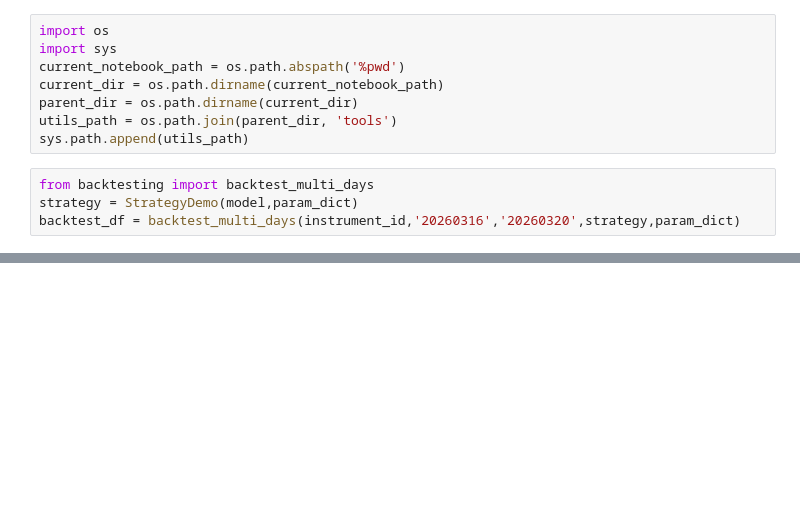
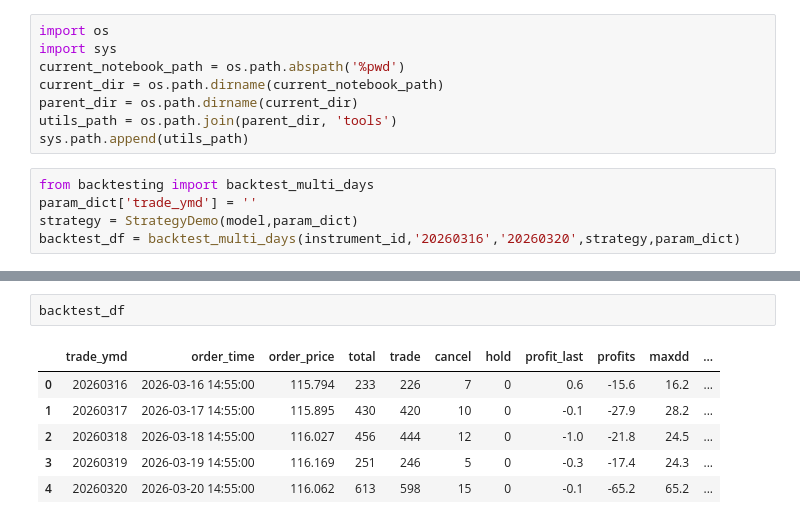
Before and after one commit to artinsophia/Quant-Intern-2026, a Jupyter notebook: triple_barrier_method/test.ipynb, the cells around one changed output, grey strips where cells are left out. Drawn from its saved outputs; the diff is of its cells as text; blank space fills up the shorter version.

```diff
--- a/triple_barrier_method/test.ipynb
+++ b/triple_barrier_method/test.ipynb
@@ -495,6 +462,7 @@ utils_path = os.path.join(parent_dir, 'tools')
 sys.path.append(utils_path)
 # %%
 from backtesting import backtest_multi_days
+param_dict['trade_ymd'] = ''
 strategy = StrategyDemo(model,param_dict)
 backtest_df = backtest_multi_days(instrument_id,'20260316','20260320',strategy,param_dict)
 # %% [output]
@@ -501,0 +479,9 @@ AttributeError: 'StrategyDemo' object has no attribute 'trade_ymd'
+# %%
+backtest_df
+# %% [output]
+|  | trade_ymd | order_time | order_price | total | trade | cancel | hold | profit_last | profits | maxdd | ... |
+| 0 | 20260316 | 2026-03-16 14:55:00 | 115.794 | 233 | 226 | 7 | 0 | 0.6 | -15.6 | 16.2 | ... |
+| 1 | 20260317 | 2026-03-17 14:55:00 | 115.895 | 430 | 420 | 10 | 0 | -0.1 | -27.9 | 28.2 | ... |
+| 2 | 20260318 | 2026-03-18 14:55:00 | 116.027 | 456 | 444 | 12 | 0 | -1.0 | -21.8 | 24.5 | ... |
+| 3 | 20260319 | 2026-03-19 14:55:00 | 116.169 | 251 | 246 | 5 | 0 | -0.3 | -17.4 | 24.3 | ... |
+| 4 | 20260320 | 2026-03-20 14:55:00 | 116.062 | 613 | 598 | 15 | 0 | -0.1 | -65.2 | 65.2 | ... |
```
Also changed, not shown: parts of 15 cells of this notebook, 2 other files.
